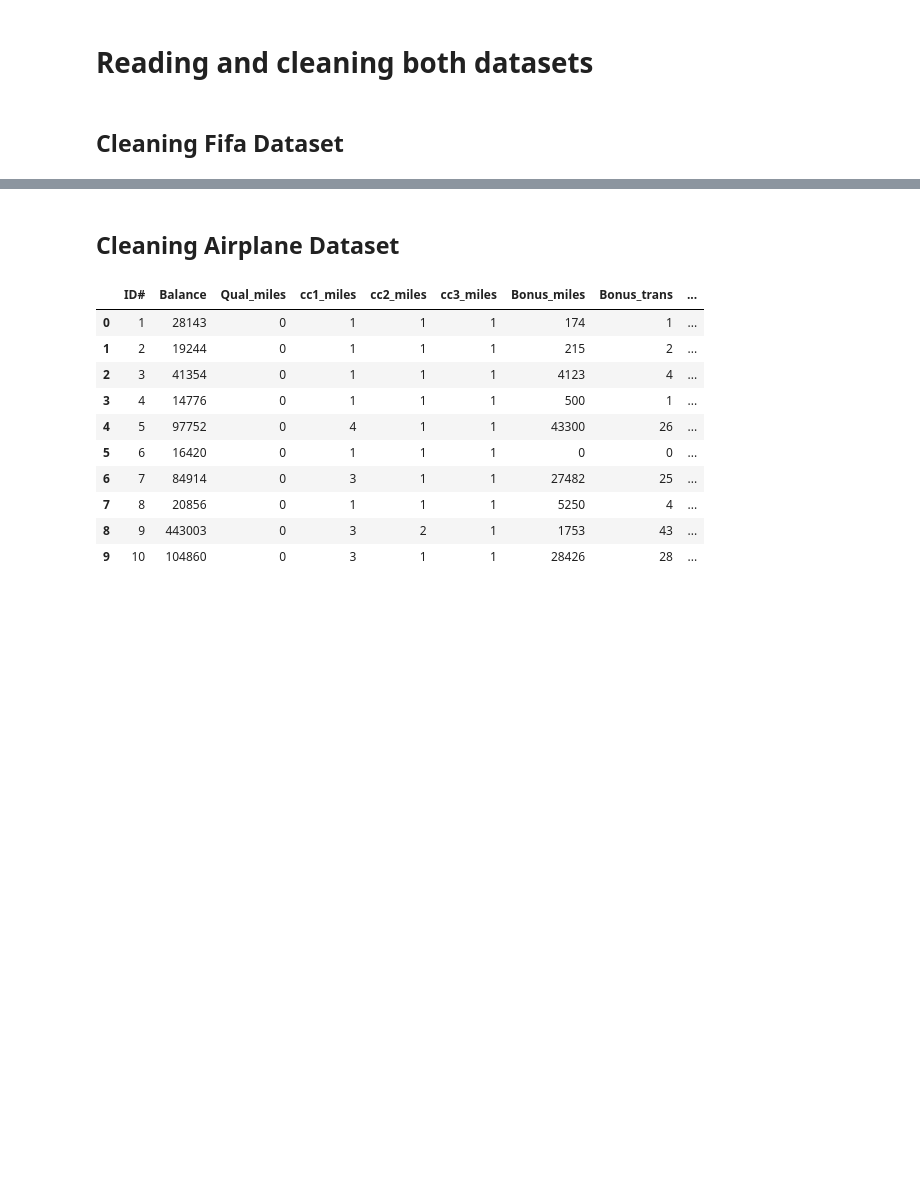
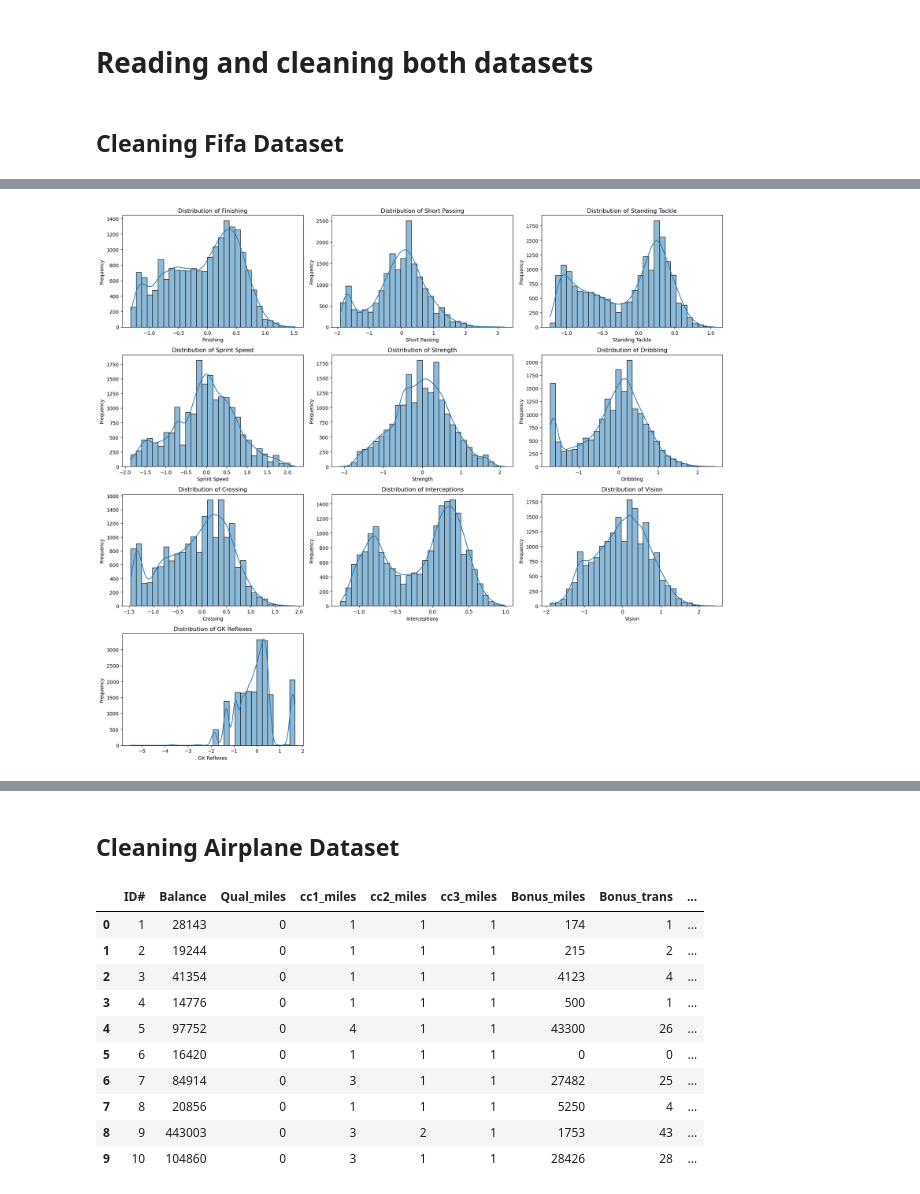
Before and after one commit to OFFICIAL-SBC/ML-K_Means-GMM, a Jupyter notebook: GMM/GGM.ipynb, the cells around one changed output, grey strips where cells are left out. Saved outputs shown, nothing was run; the diff lists cells and outputs as text; code cells hidden in the pictures; blank space fills up the shorter version.

```diff
--- a/GMM/GGM.ipynb
+++ b/GMM/GGM.ipynb
@@ -121,0 +183,20 @@ print(unique_positions)
+# %%
+from sklearn.preprocessing import RobustScaler, FunctionTransformer, PowerTransformer
+from sklearn.pipeline import Pipeline
+
+# 1. Define the log transformer to handle skewness
+log_transformer = FunctionTransformer(np.log1p)
+
+# 2. Build the preprocessing pipeline
+preprocessor = Pipeline(steps=[
+    ('power', PowerTransformer(method='yeo-johnson')),    # Fixes skewness
+    ('scale', RobustScaler())    # Fixes outliers & scaling
+])
+
+X_processed = preprocessor.fit_transform(df_soccer_clustering)
+# %%
+df_processed = pd.DataFrame(X_processed, columns=features_for_clustering)
+# %%
+plot_feature_distributions(df_processed, df_processed.columns)
+# %% [output]
+[figure, added]
```
Also changed, not shown: parts of 27 cells of this notebook, 3 other files.
